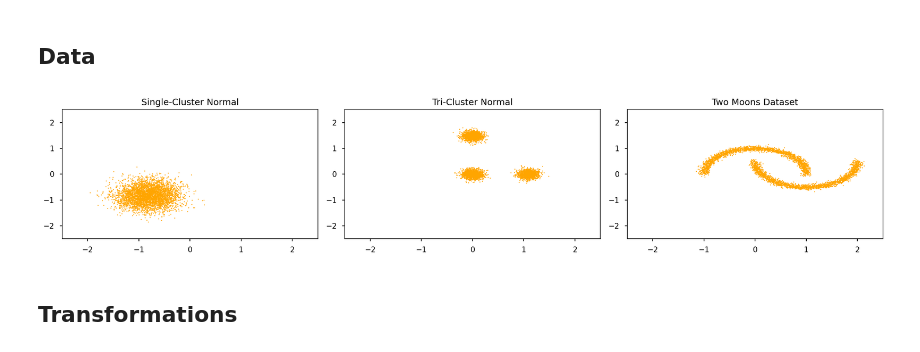
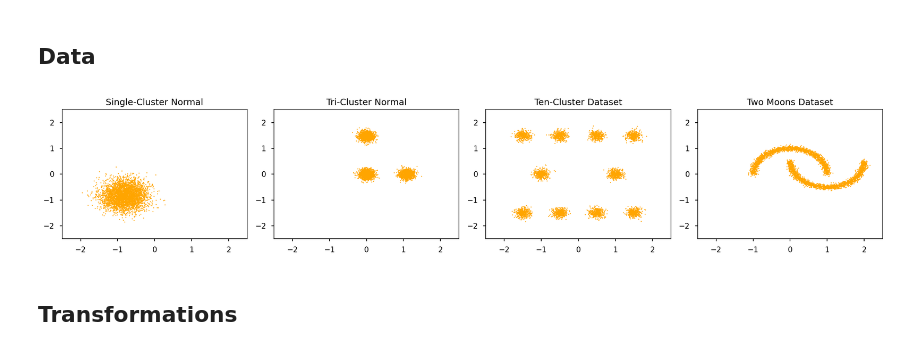
Before and after one commit to borchero/pyblaze, a Jupyter notebook: docs/examples/normalizing-flows.ipynb, the cells around one changed output. Cells and saved outputs as stored; diff of their text form; code cells hidden in the pictures.

```diff
--- a/docs/examples/normalizing-flows.ipynb
+++ b/docs/examples/normalizing-flows.ipynb
@@ -23,29 +22,40 @@ plt.rcParams['figure.dpi'] = 150
 # %%
 data_unicluster = datasets.make_biclusters((4096, 2), 1, noise=0.3, minval=-2, maxval=2, random_state=17)[0]
 data_tricluster = datasets.make_biclusters((4096, 2), 3, noise=0.1, minval=-2, maxval=2, random_state=14)[0]
+data_tencluster = datasets.make_blobs(4096, 2, centers=[
+    [-1.5, -1.5], [-0.5, -1.5], [0.5, -1.5], [1.5, -1.5],
+    [-1, 0], [1, 0],
+    [-1.5, 1.5], [-0.5, 1.5], [0.5, 1.5], [1.5, 1.5],
+], cluster_std=0.1)[0]
 data_moons = datasets.make_moons(4096, noise=0.05)[0]
 # %%
 plt.figure(figsize=plt.figaspect(0.2))
 
-plt.subplot(1, 3, 1)
+plt.subplot(1, 4, 1)
 plt.xlim((-2.5, 2.5))
 plt.ylim((-2.5, 2.5))
 plt.scatter(*data_unicluster.T, s=1, color='orange')
 plt.title('Single-Cluster Normal')
 
-plt.subplot(1, 3, 2)
+plt.subplot(1, 4, 2)
 plt.xlim((-2.5, 2.5))
 plt.ylim((-2.5, 2.5))
 plt.scatter(*data_tricluster.T, s=1, color='orange')
 plt.title('Tri-Cluster Normal')
 
-plt.subplot(1, 3, 3)
+plt.subplot(1, 4, 3)
+plt.xlim((-2.5, 2.5))
+plt.ylim((-2.5, 2.5))
+plt.scatter(*data_tencluster.T, s=1, color='orange')
+plt.title('Ten-Cluster Dataset')
+
+plt.subplot(1, 4, 4)
 plt.xlim((-2.5, 2.5))
 plt.ylim((-2.5, 2.5))
 plt.scatter(*data_moons.T, s=1, color='orange')
 plt.title('Two Moons Dataset')
 
 plt.tight_layout()
 plt.show()
 # %% [output]
-[figure, old version]
+[figure, new version]
```
Also changed, not shown: parts of 20 cells of this notebook, 14 other files.
